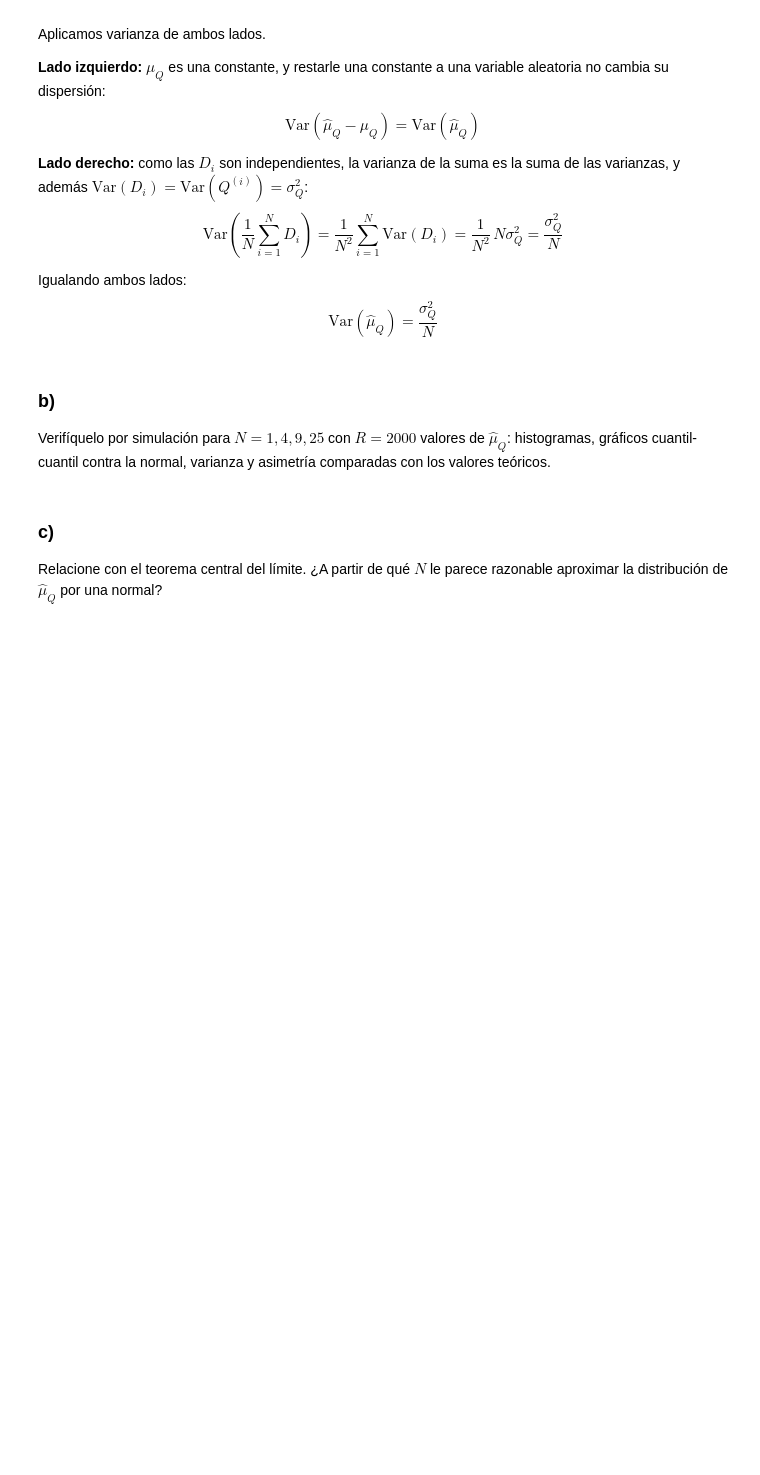
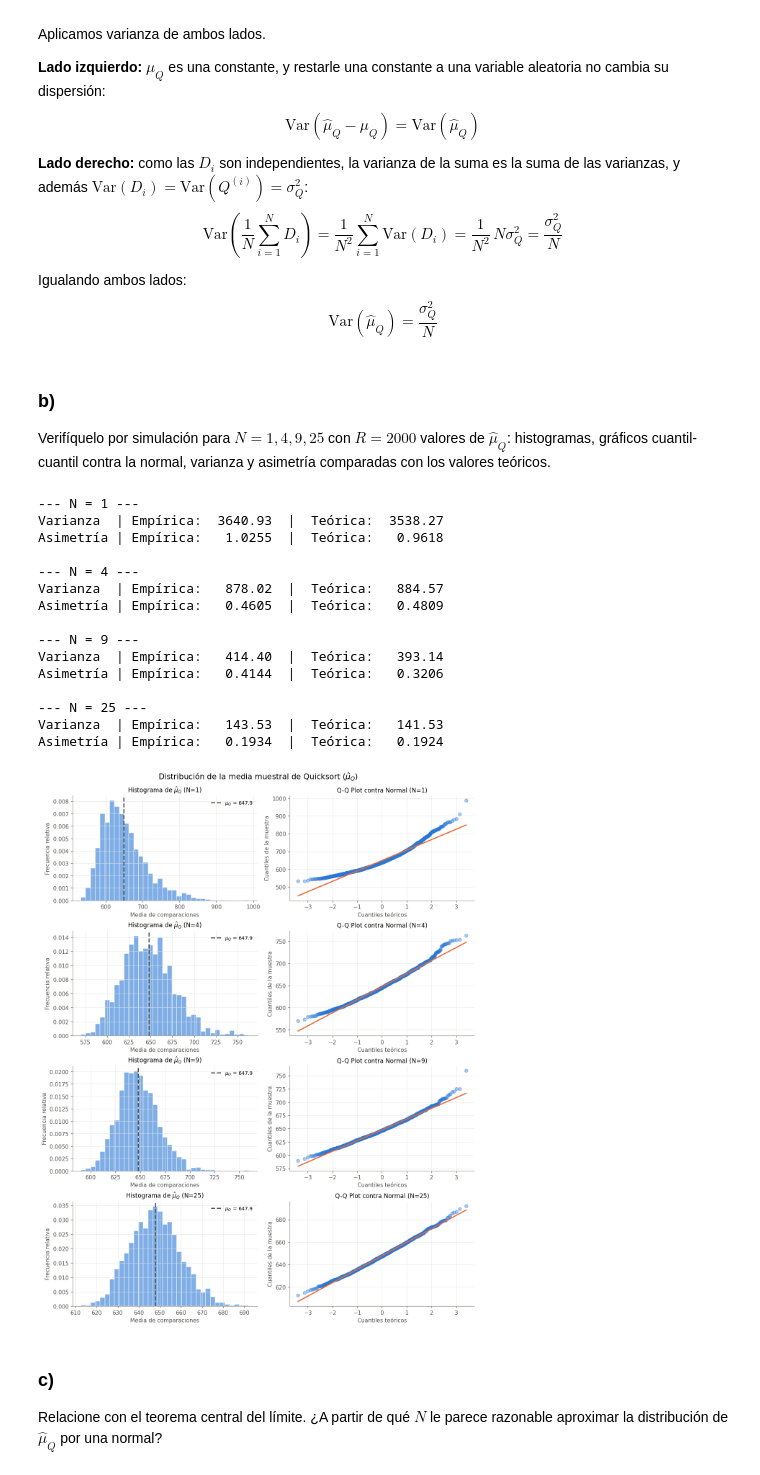
Before and after one commit to fdllrs/estadistica-computacional-tp, a Jupyter notebook: bloque2.ipynb, the cells around one changed output. Drawn from its saved outputs; the diff is of its cells as text; code cells hidden in the pictures; blank space fills up the shorter version.

```diff
--- a/bloque2.ipynb
+++ b/bloque2.ipynb
@@ -304,6 +304,77 @@ $$\boxed{\mathrm{Var}(\hat{\mu}_Q) = \frac{\sigma_Q^2}{N}}$$
 # %% [markdown]
 ### b)
 Verifíquelo por simulación para $N = 1, 4, 9, 25$ con $R = 2000$ valores de $\hat{\mu}_Q$: histogramas, gráficos cuantil-cuantil contra la normal, varianza y asimetría comparadas con los valores teóricos.
+# %%
+resultados_22b = {}
+Ns_22b = [1, 4, 9, 25]
+
+for N in Ns_22b:
+    # Simulamos R * N ejecuciones y agrupamos en R filas de tamaño N
+    muestras = muestras_Q(R * N, n=100).reshape(R, N)
+
+    # Calculamos la media muestral por cada fila
+    medias_muestrales = np.mean(muestras, axis=1)
+    resultados_22b[N] = medias_muestrales
+
+    # Cálculos empíricos
+    var_emp = np.var(medias_muestrales, ddof=1)
+    asim_emp = stats.skew(medias_muestrales)
+
+    # Cálculos teóricos (usando las propiedades del inciso a)
+    var_teo = var_Q / N
+    asim_teo = asimetria_Q_N100000 / np.sqrt(N)
+
+    print(f"--- N = {N} ---")
+    print(f"Varianza  | Empírica: {var_emp:8.2f}  |  Teórica: {var_teo:8.2f}")
+    print(f"Asimetría | Empírica: {asim_emp:8.4f}  |  Teórica: {asim_teo:8.4f}\n")
+
+# Gráficos
+
+fig, axes = plt.subplots(len(Ns_22b), 2, figsize=(11, 14), constrained_layout=True)
+
+for i, N in enumerate(Ns_22b):
+    medias = resultados_22b[N]
+
+    # Histograma
+    ax_hist = axes[i, 0]
+    ax_hist.hist(medias, bins=35, density=True, color=AZUL, alpha=0.6, edgecolor='white')
+    ax_hist.axvline(mu_Q, color=GRIS, ls="--", lw=2, label=rf"$\mu_Q$ = {mu_Q:.1f}")
+    ax_hist.set_title(rf"Histograma de $\hat{{\mu}}_Q$ (N={N})")
+    ax_hist.set_xlabel("Media de comparaciones")
+    ax_hist.set_ylabel("Frecuencia relativa")
+    ax_hist.legend()
+
+    # Grafico cuantil cuantil
+    ax_qq = axes[i, 1]
+    stats.probplot(medias, dist="norm", plot=ax_qq)
+    ax_qq.set_title(f"Q-Q Plot contra Normal (N={N})")
+    ax_qq.set_xlabel("Cuantiles teóricos")
+    ax_qq.set_ylabel("Cuantiles de la muestra")
+    ax_qq.get_lines()[0].set_markerfacecolor(AZUL)
+    ax_qq.get_lines()[0].set_markeredgecolor(AZUL)
+    ax_qq.get_lines()[0].set_alpha(0.4)
+    ax_qq.get_lines()[1].set_color(NARANJA)
+    ax_qq.get_lines()[1].set_linewidth(2)
+
+fig.suptitle("Distribución de la media muestral de Quicksort ($\hat{\mu}_Q$)", fontsize=14)
+plt.show()
+# %% [output]
+--- N = 1 ---
+Varianza  | Empírica:  3640.93  |  Teórica:  3538.27
+Asimetría | Empírica:   1.0255  |  Teórica:   0.9618
+
+--- N = 4 ---
+Varianza  | Empírica:   878.02  |  Teórica:   884.57
+Asimetría | Empírica:   0.4605  |  Teórica:   0.4809
+
+--- N = 9 ---
+Varianza  | Empírica:   414.40  |  Teórica:   393.14
+Asimetría | Empírica:   0.4144  |  Teórica:   0.3206
+
+--- N = 25 ---
+Varianza  | Empírica:   143.53  |  Teórica:   141.53
+Asimetría | Empírica:   0.1934  |  Teórica:   0.1924
+[figure, added]
 # %% [markdown]
 ### c)
 Relacione con el teorema central del límite. ¿A partir de qué $N$ le parece razonable aproximar la distribución de $\hat{\mu}_Q$ por una normal?
```
Also changed, not shown: parts of 4 cells of this notebook.
